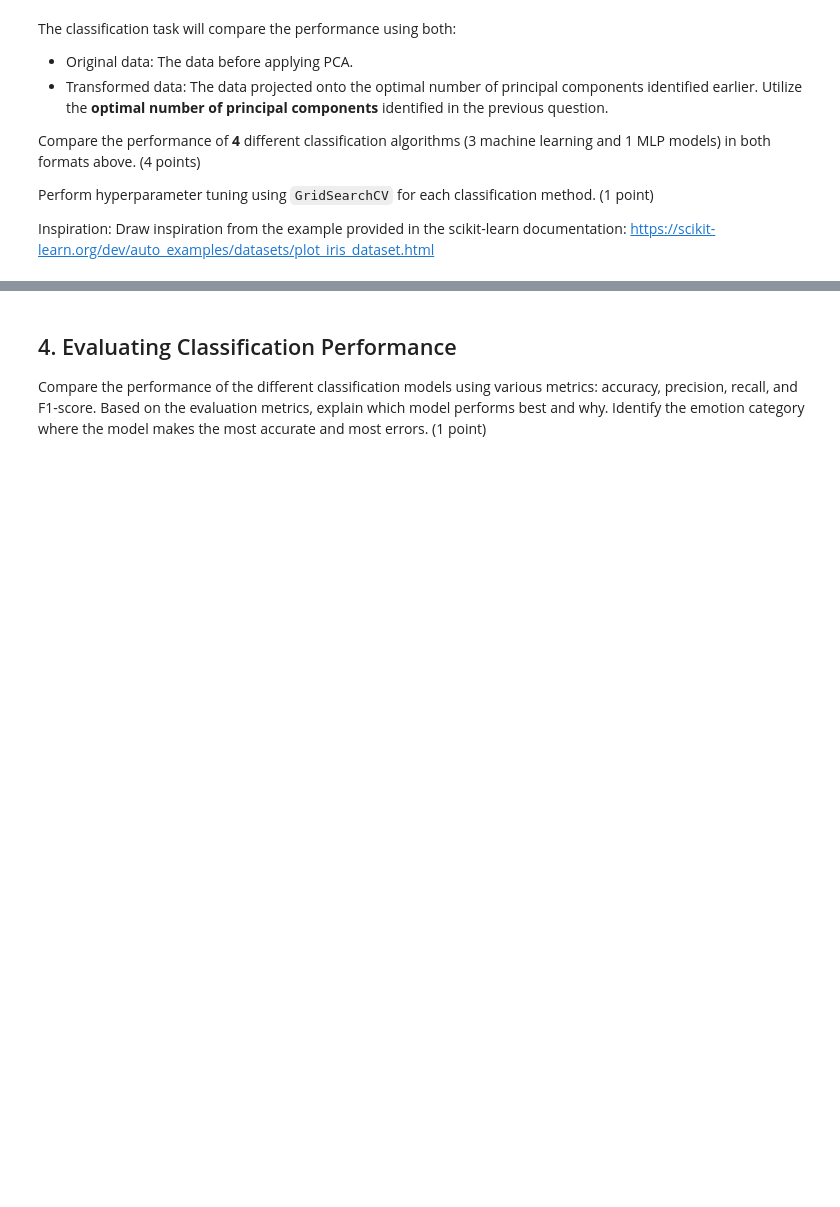
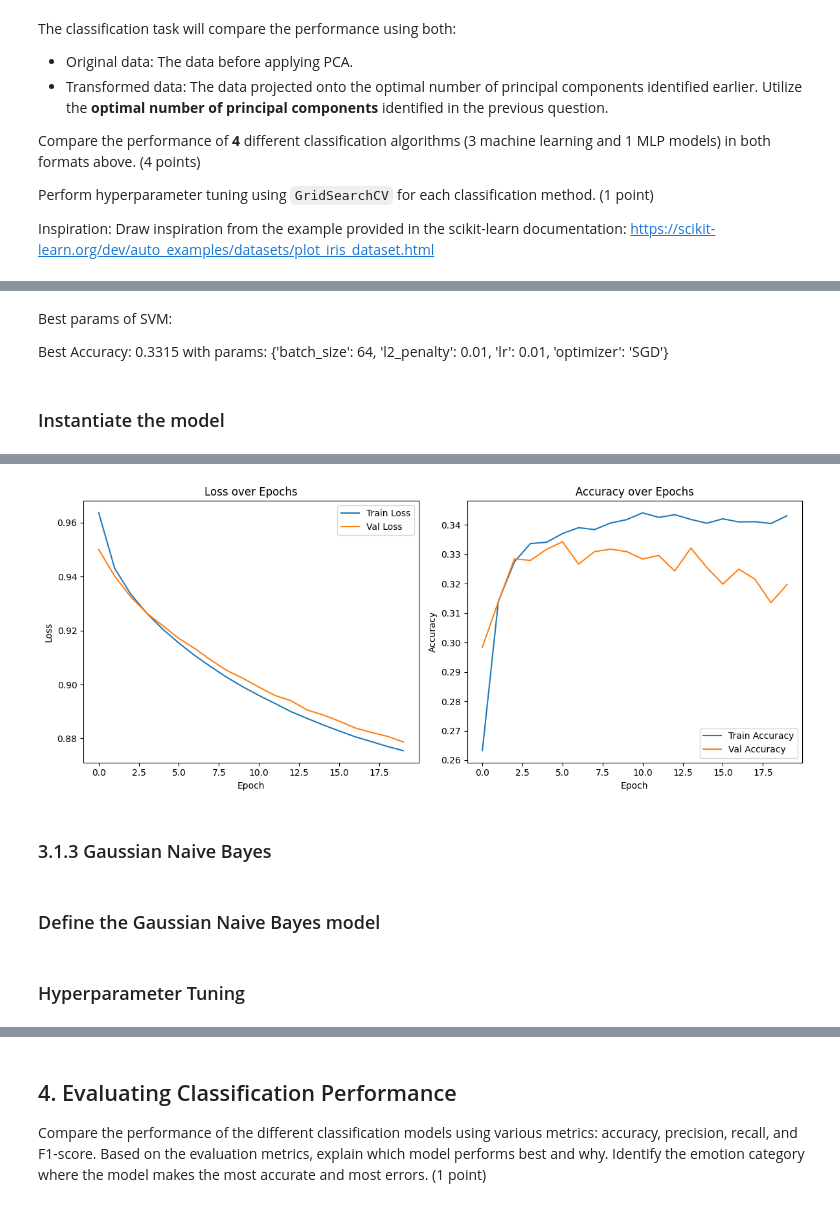
Before and after one commit to nguyenmai333/Fundamental-ML, a Jupyter notebook: notebooks/EDA.ipynb, the cells around one changed output, grey strips where cells are left out. Cells and saved outputs as stored; diff of their text form; code cells hidden in the pictures; blank space fills up the shorter version.

```diff
--- a/notebooks/EDA.ipynb
+++ b/notebooks/EDA.ipynb
@@ -237,0 +463,13 @@ Inspiration: Draw inspiration from the example provided in the scikit-learn docu
+# %%
+class SVMModel(nn.Module):
+    def __init__(self, input_dim, num_classes):
+        super(SVMModel, self).__init__()
+        self.linear = nn.Linear(input_dim, num_classes)
+
+    def forward(self, x):
+        return self.linear(x)
+
+def hinge_loss(outputs, targets):
+    targets_one_hot = torch.eye(outputs.size(1))[targets].to(outputs.device)
+    hinge_loss_value = torch.mean(torch.clamp(1 - targets_one_hot * outputs, min=0))
+    return hinge_loss_value
@@ -237,0 +644,16 @@ Inspiration: Draw inspiration from the example provided in the scikit-learn docu
+# %% [markdown]
+Best params of SVM:
+
+Best Accuracy: 0.3315 with params: {'batch_size': 64, 'l2_penalty': 0.01, 'lr': 0.01, 'optimizer': 'SGD'}
+# %% [markdown]
+### Instantiate the model
+# %%
+train_loader = DataLoader(train_dataset, batch_size=64, shuffle=True)
+test_loader = DataLoader(test_dataset, batch_size=64, shuffle=False)
+input_dim = X_train.shape[1]
+num_classes = len(np.unique(y_train))
+model = SVMModel(input_dim=input_dim, num_classes=num_classes)
+optimizer = optim.SGD(model.parameters(), lr=0.01, weight_decay=.01)
+
+train_and_evaluate_svm(num_epochs=20, train_loader=train_loader, test_loader=test_loader, model=model, optimizer=optimizer)
+# %% [output]
@@ -237,0 +677,3 @@ Inspiration: Draw inspiration from the example provided in the scikit-learn docu
+[figure, added]
+# %% [markdown]
+### 3.1.3 Gaussian Naive Bayes
@@ -237,0 +686,2 @@ Inspiration: Draw inspiration from the example provided in the scikit-learn docu
+# %% [markdown]
+### Define the Gaussian Naive Bayes model
@@ -237,0 +690,2 @@ Inspiration: Draw inspiration from the example provided in the scikit-learn docu
+# %% [markdown]
+### Hyperparameter Tuning
```
Also changed, not shown: parts of 107 cells of this notebook.
